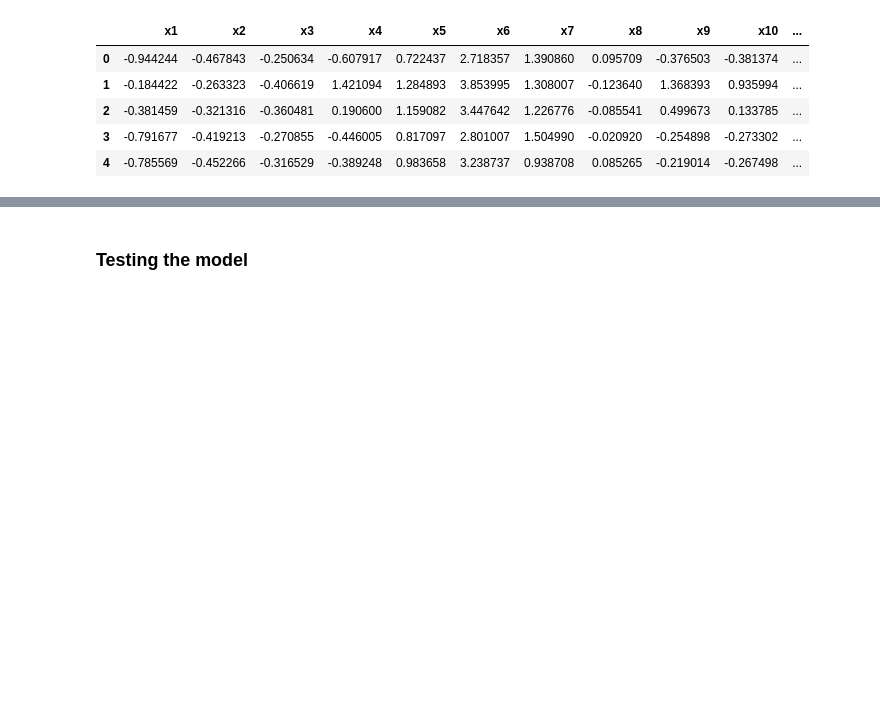
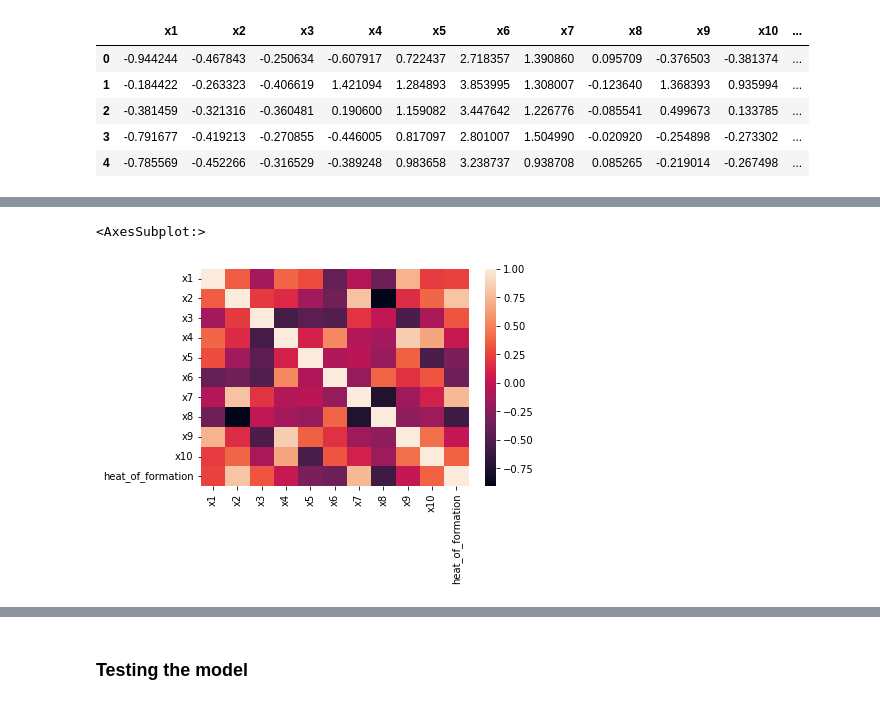
Before and after one commit to nav-neit/Stability-of-Perovskite-Materials-using-DeepLearning, a Jupyter notebook: deepLearningModel/dl_model.ipynb, the cells around one changed output, grey strips where cells are left out. Saved outputs shown, nothing was run; the diff lists cells and outputs as text; code cells hidden in the pictures; blank space fills up the shorter version.

```diff
--- a/deepLearningModel/dl_model.ipynb
+++ b/deepLearningModel/dl_model.ipynb
@@ -38,0 +81,5 @@ dataset.head(5)
+# %%
+sns.heatmap(dataset.corr())
+# %% [output]
+<AxesSubplot:>
+[figure, added]
```
Also changed, not shown: parts of 16 cells of this notebook, 1 other file.
